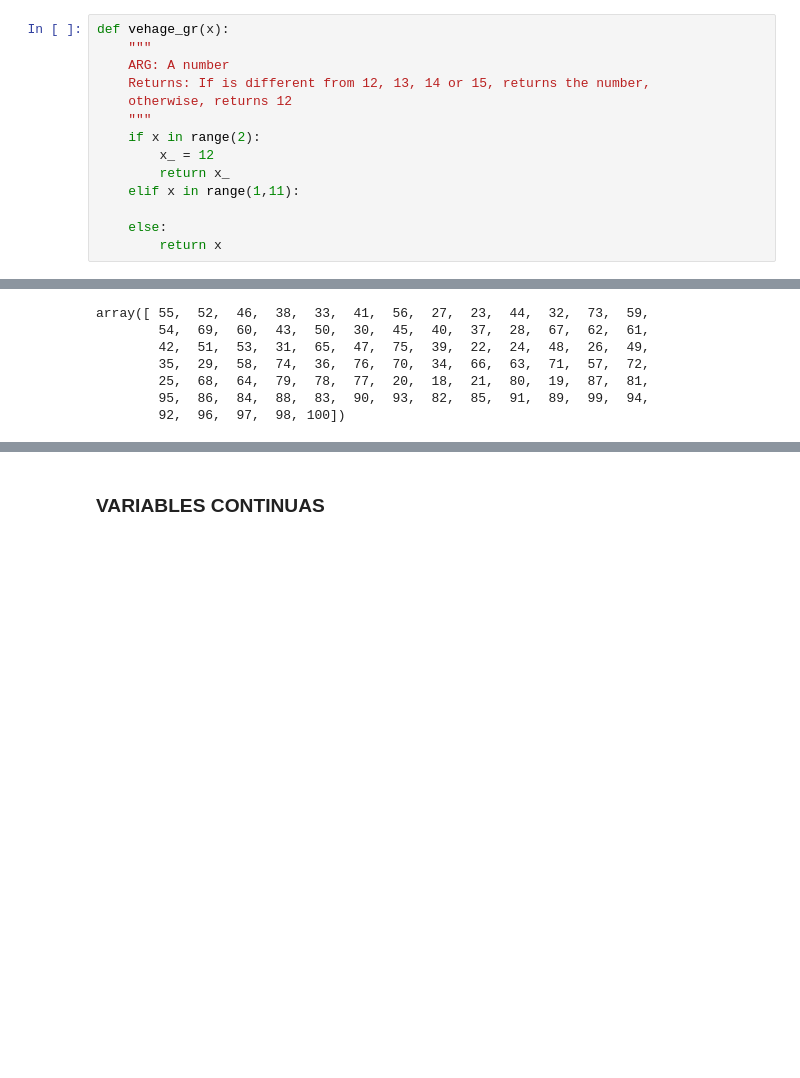
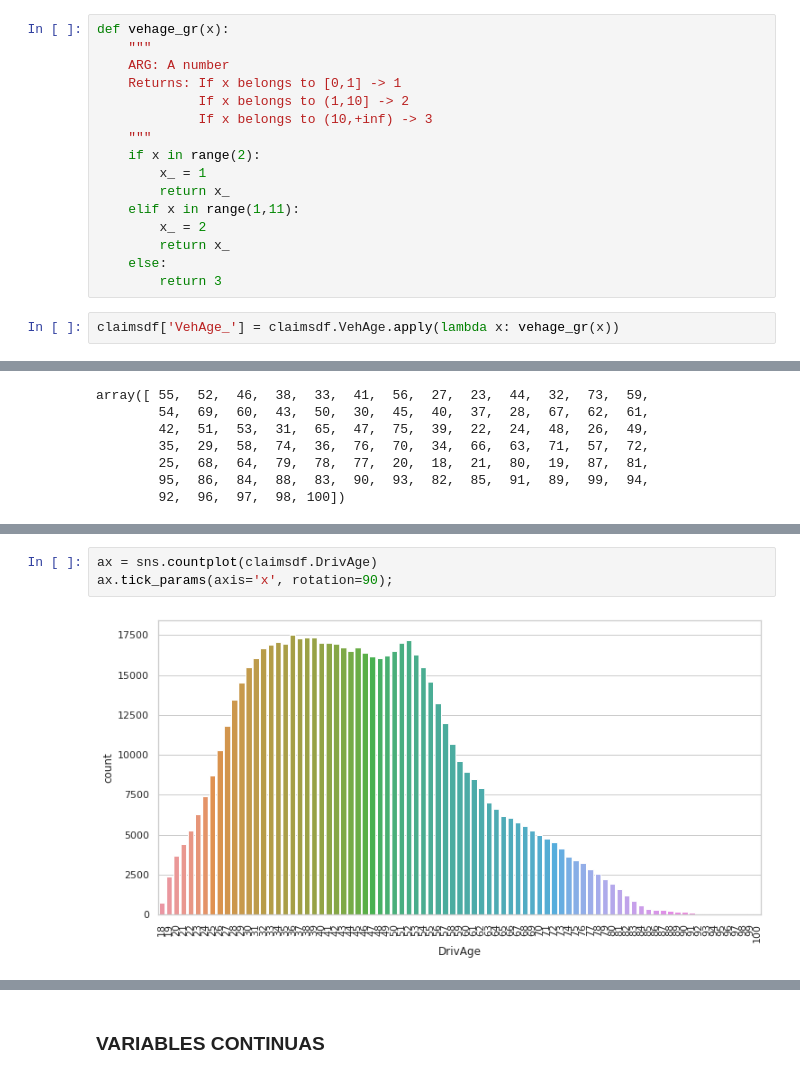
Before and after one commit to JulianTrufero/Claims-Frequency-Predicitons, a Jupyter notebook: claims_data.ipynb, the cells around one changed output, grey strips where cells are left out. Drawn from its saved outputs; the diff is of its cells as text; blank space fills up the shorter version.

```diff
--- a/claims_data.ipynb
+++ b/claims_data.ipynb
@@ -214,15 +186,19 @@ sns.countplot(claimsdf.VehAge);
 def vehage_gr(x):
     """
     ARG: A number
-    Returns: If is different from 12, 13, 14 or 15, returns the number,
-    otherwise, returns 12
+    Returns: If x belongs to [0,1] -> 1
+             If x belongs to (1,10] -> 2
+             If x belongs to (10,+inf) -> 3
     """
     if x in range(2):
-        x_ = 12
+        x_ = 1
         return x_
     elif x in range(1,11):
-
+        x_ = 2
+        return x_
     else:
-        return x
+        return 3
+# %%
+claimsdf['VehAge_'] = claimsdf.VehAge.apply(lambda x: vehage_gr(x))
 # %% [markdown]
 #### DRIVER AGE
@@ -243,0 +217,5 @@ sns.countplot(claimsdf.DrivAge)
+# %%
+ax = sns.countplot(claimsdf.DrivAge)
+ax.tick_params(axis='x', rotation=90);
+# %% [output]
+[figure, added]
```
Also changed, not shown: parts of 19 cells of this notebook, 1 other file.
